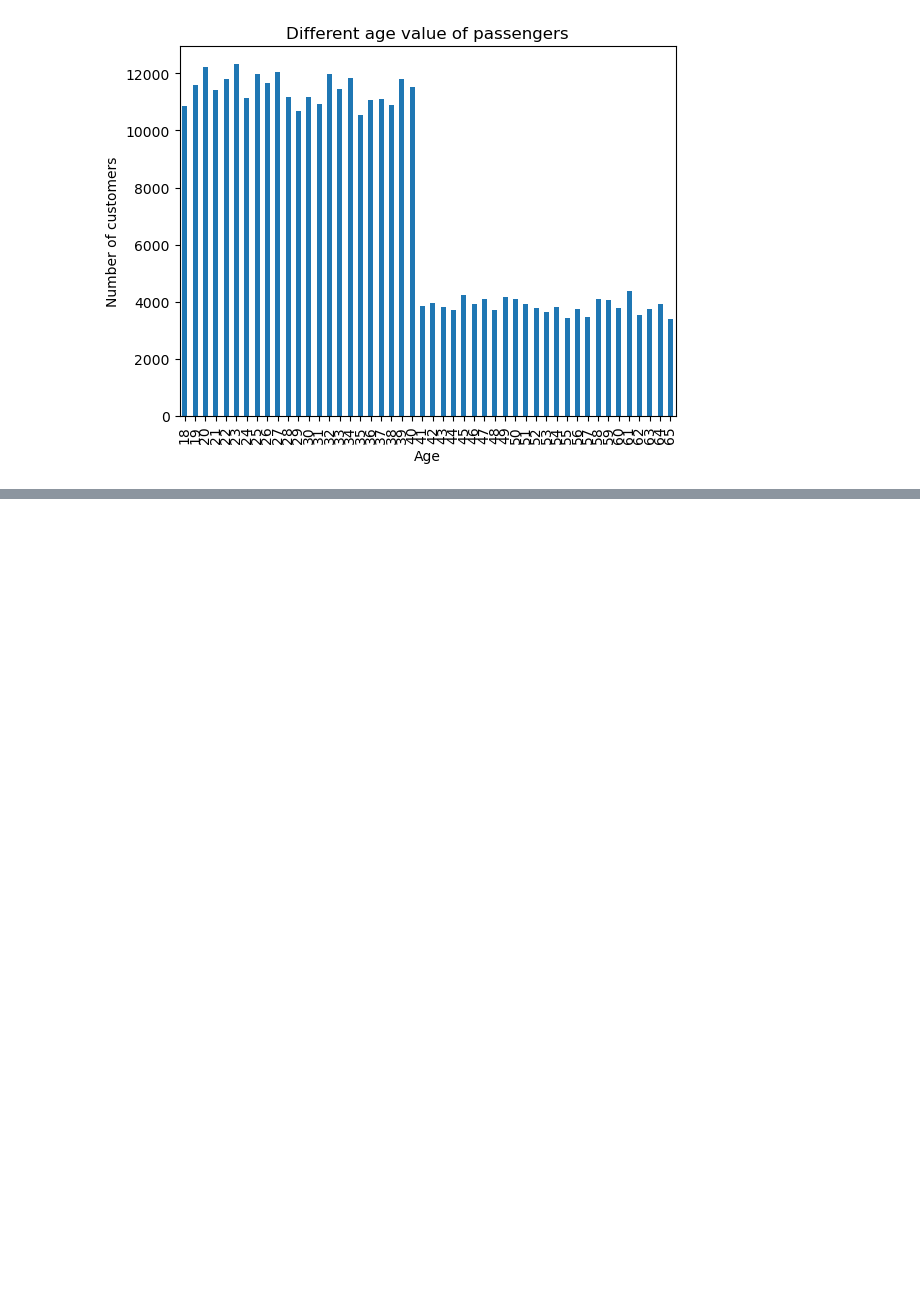
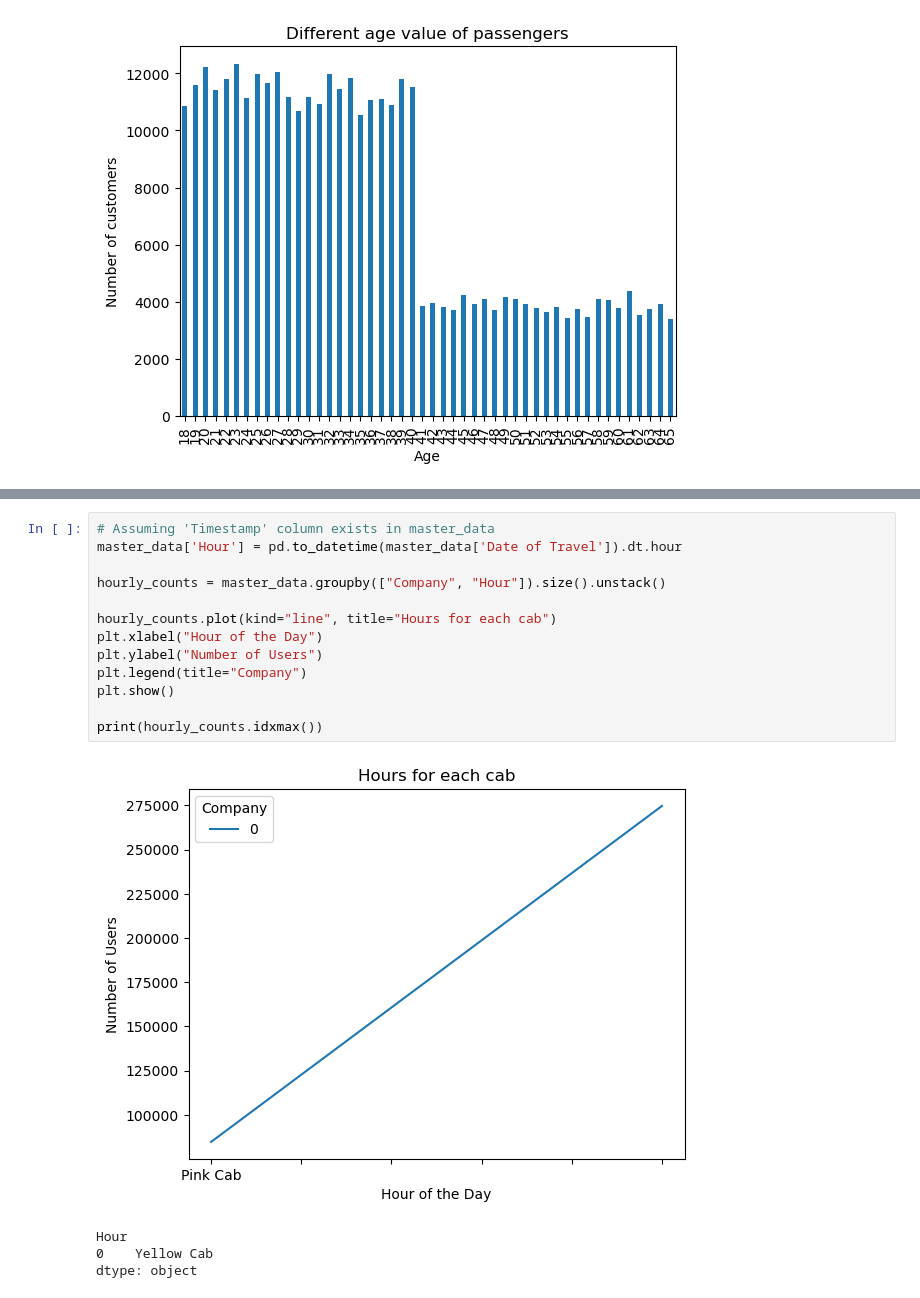
Before and after one commit to Impact026/Data-Glacier-Submission-, a Jupyter notebook: EDA_Notebook.ipynb, the cells around one changed output, grey strips where cells are left out. Drawn from its saved outputs; the diff is of its cells as text; blank space fills up the shorter version.

```diff
--- a/EDA_Notebook.ipynb
+++ b/EDA_Notebook.ipynb
@@ -351,0 +394,18 @@ plt.show()
+# %%
+# Assuming 'Timestamp' column exists in master_data
+master_data['Hour'] = pd.to_datetime(master_data['Date of Travel']).dt.hour
+
+hourly_counts = master_data.groupby(["Company", "Hour"]).size().unstack()
+
+hourly_counts.plot(kind="line", title="Hours for each cab")
+plt.xlabel("Hour of the Day")
+plt.ylabel("Number of Users")
+plt.legend(title="Company")
+plt.show()
+
+print(hourly_counts.idxmax())
+# %% [output]
+[figure, added]
+Hour
+0    Yellow Cab
+dtype: object
```
Also changed, not shown: parts of 8 cells of this notebook.
